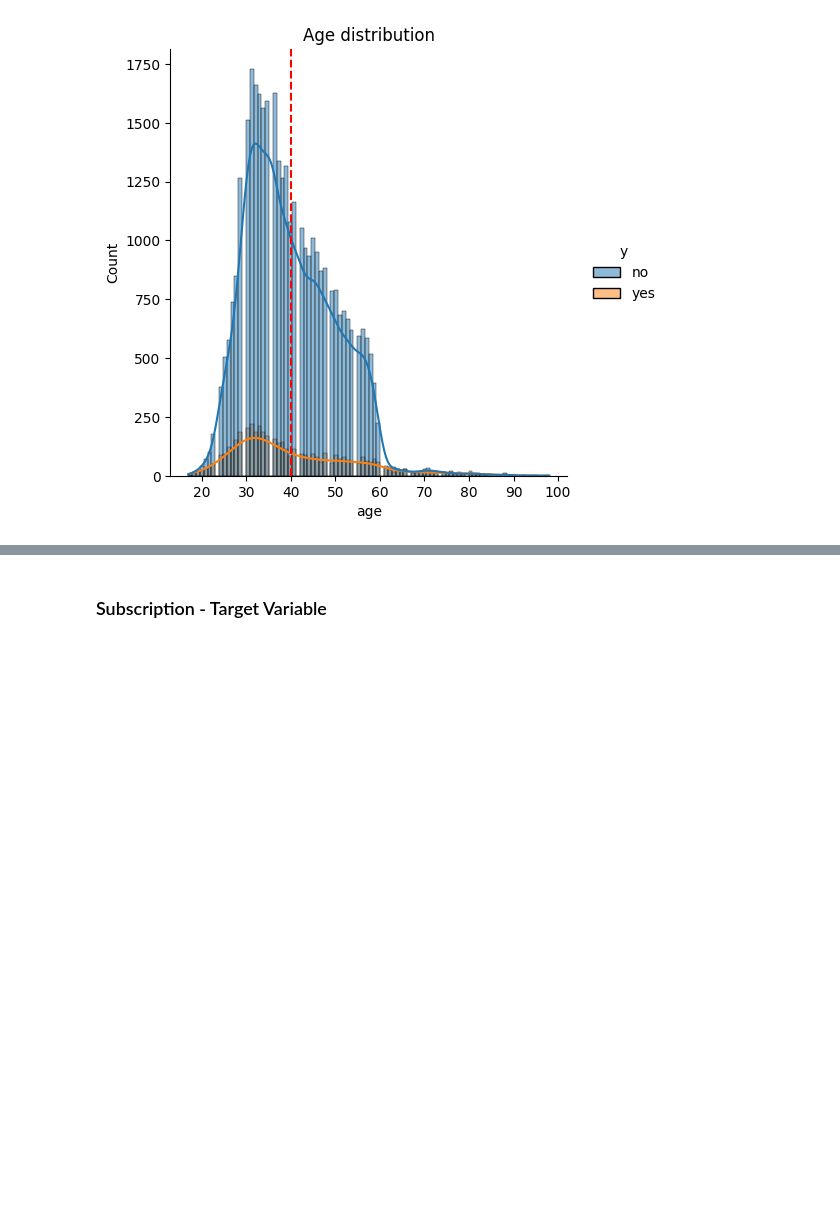
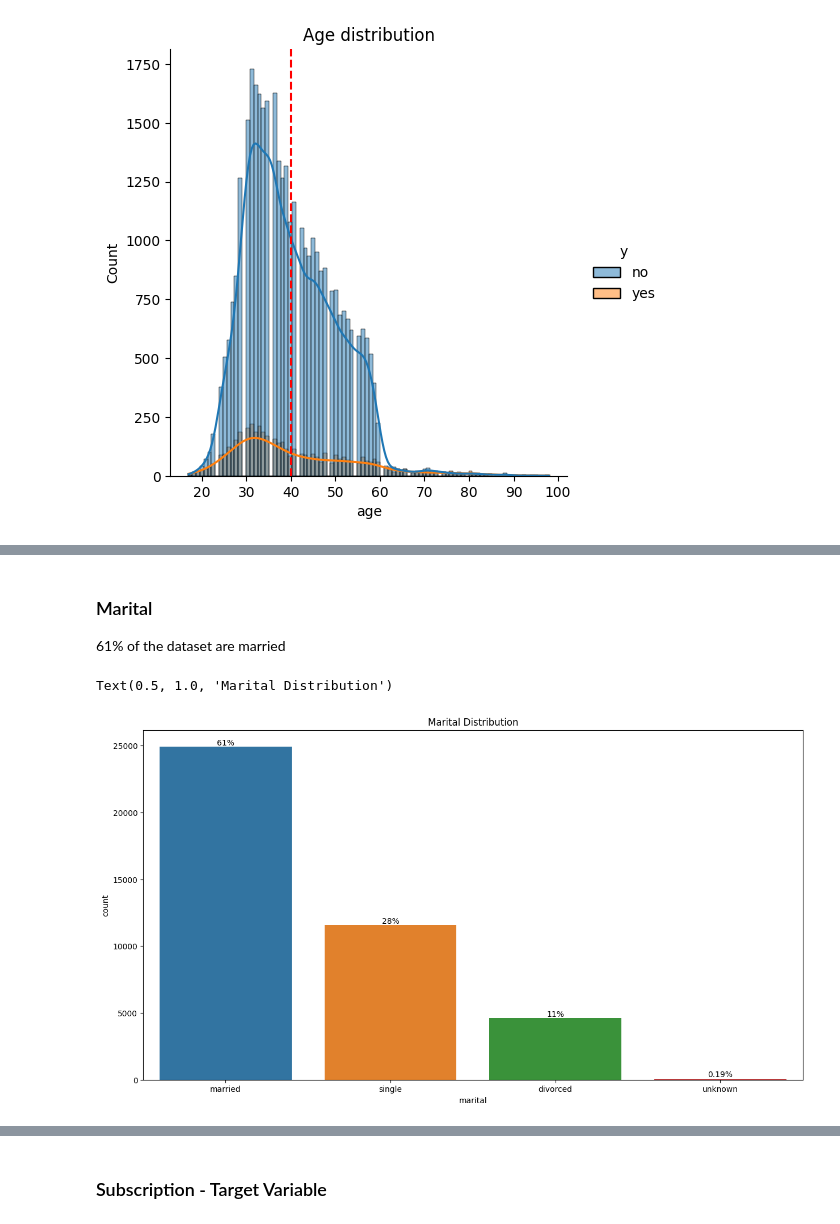
Before and after one commit to komus/business_analytics, a Jupyter notebook: classification/assignment02.ipynb, the cells around one changed output, grey strips where cells are left out. Drawn from its saved outputs; the diff is of its cells as text; code cells hidden in the pictures; blank space fills up the shorter version.

```diff
--- a/classification/assignment02.ipynb
+++ b/classification/assignment02.ipynb
@@ -79,0 +96,15 @@ plt.axhline(data.age.mean(), color='red',
+# %% [markdown]
+### Marital
+
+61% of the dataset are married
+# %%
+plt.figure(figsize=(15, 8))
+g = sns.countplot(x="marital", data=data)
+for p in g.patches:
+  x = p.get_bbox().get_points()[:,0]
+  y = p.get_bbox().get_points()[1,1]
+  g.annotate('{:.2g}%'.format(100.*y/len(data)), (x.mean(), y), ha='center', va='bottom')
+plt.title("Marital Distribution")
+# %% [output]
+Text(0.5, 1.0, 'Marital Distribution')
+[figure, added]
```
Also changed, not shown: parts of 6 cells of this notebook, 2 other files.
